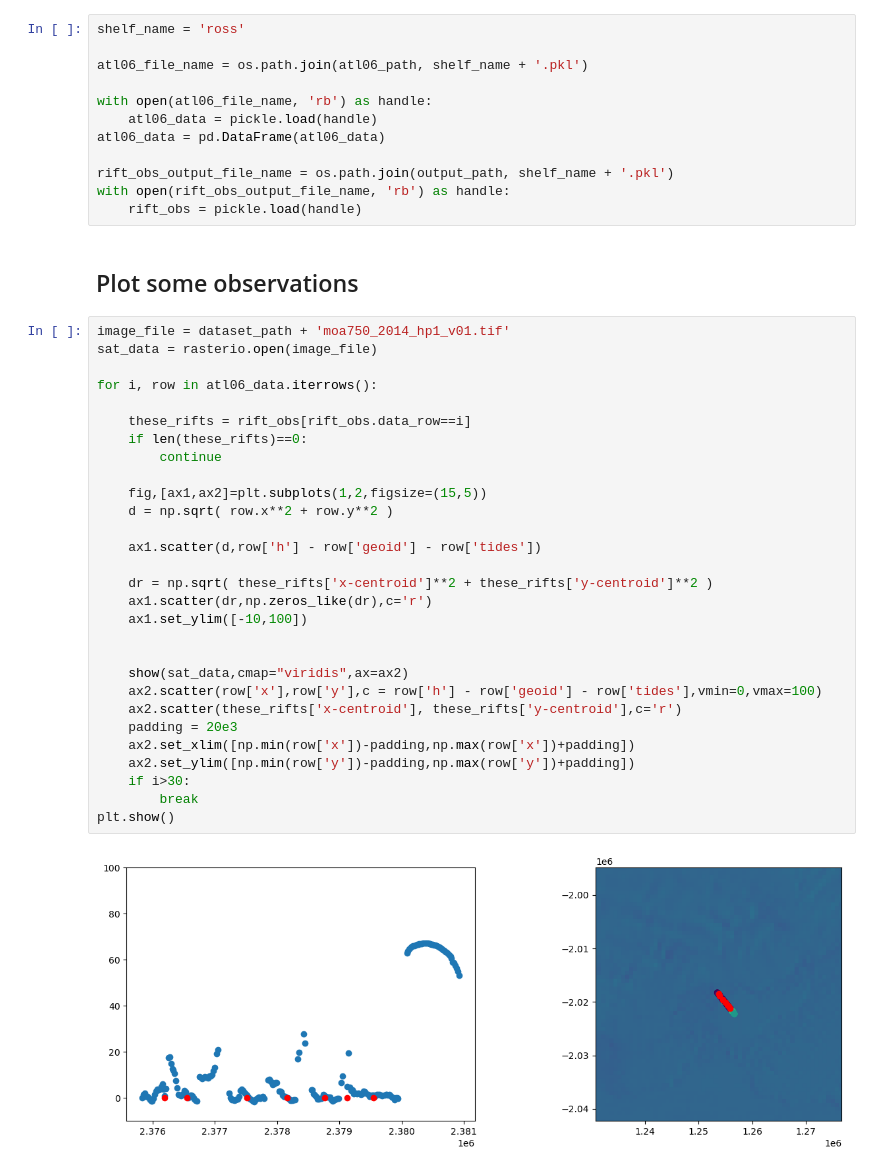
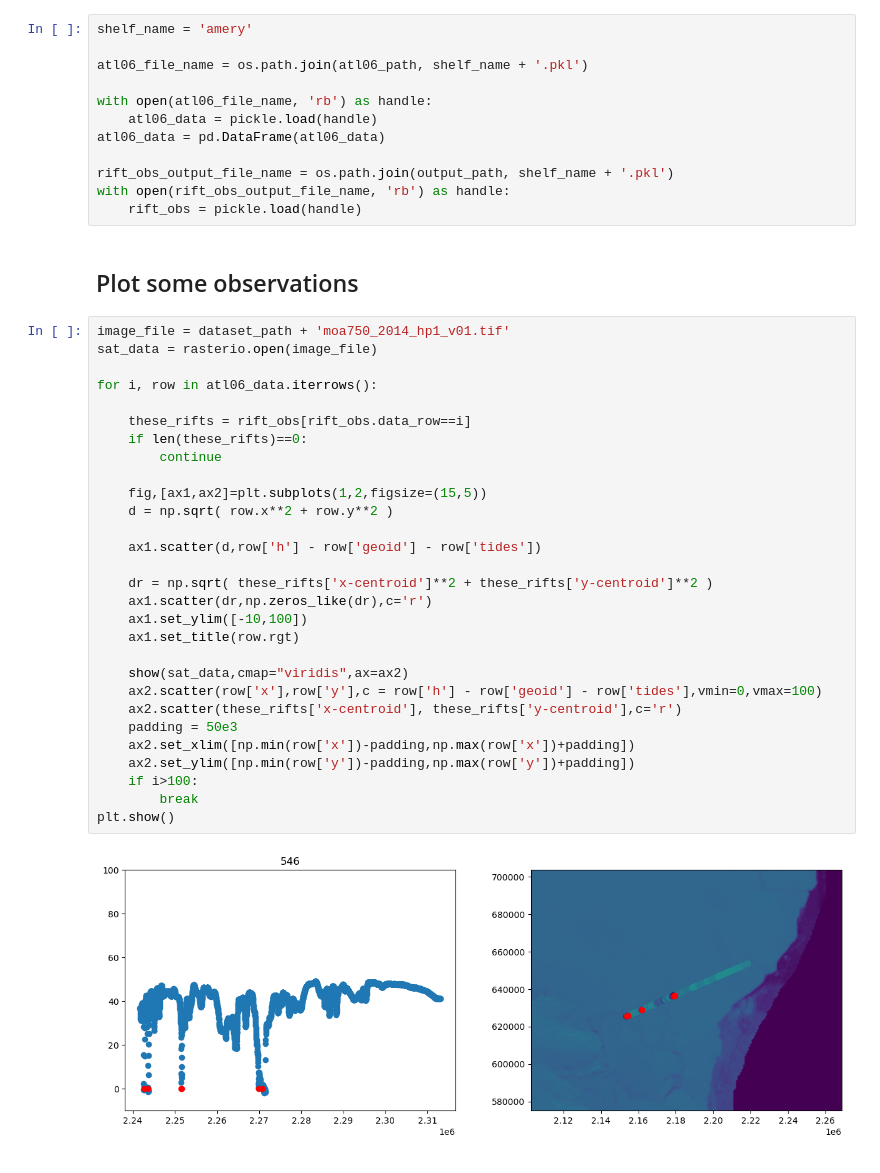
Before and after one commit to bradlipovsky/antarctic-rift-catalog, a Jupyter notebook: qc.ipynb, the cells around one changed output. Saved outputs shown, nothing was run; the diff lists cells and outputs as text.

Commit message:
Changed QC.ipynb to Amery

```diff
--- a/qc.ipynb
+++ b/qc.ipynb
@@ -15,7 +15,7 @@ dataset_path = '/data/fast0/datasets/'
 atl06_path = "/data/fast1/arc/atl06"
 output_path = '/data/fast1/arc/rift_obs'
 # %%
-shelf_name = 'ross'
+shelf_name = 'amery'
 
 atl06_file_name = os.path.join(atl06_path, shelf_name + '.pkl')
 
@@ -31,31 +31,31 @@ with open(rift_obs_output_file_name, 'rb') as handle:
 # %%
 image_file = dataset_path + 'moa750_2014_hp1_v01.tif'
 sat_data = rasterio.open(image_file)
 
 for i, row in atl06_data.iterrows():
 
     these_rifts = rift_obs[rift_obs.data_row==i]
     if len(these_rifts)==0:
         continue
 
     fig,[ax1,ax2]=plt.subplots(1,2,figsize=(15,5))
     d = np.sqrt( row.x**2 + row.y**2 )
 
     ax1.scatter(d,row['h'] - row['geoid'] - row['tides'])
 
     dr = np.sqrt( these_rifts['x-centroid']**2 + these_rifts['y-centroid']**2 )
     ax1.scatter(dr,np.zeros_like(dr),c='r')
     ax1.set_ylim([-10,100])
-
+    ax1.set_title(row.rgt)
 
     show(sat_data,cmap="viridis",ax=ax2)
     ax2.scatter(row['x'],row['y'],c = row['h'] - row['geoid'] - row['tides'],vmin=0,vmax=100)
     ax2.scatter(these_rifts['x-centroid'], these_rifts['y-centroid'],c='r')
-    padding = 20e3
+    padding = 50e3
     ax2.set_xlim([np.min(row['x'])-padding,np.max(row['x'])+padding])
     ax2.set_ylim([np.min(row['y'])-padding,np.max(row['y'])+padding])
-    if i>30:
+    if i>100:
         break
 plt.show()
 # %% [output]
-[figure, old version]
+[figure, new version]
```
Also changed, not shown: parts of 1 cell of this notebook.
